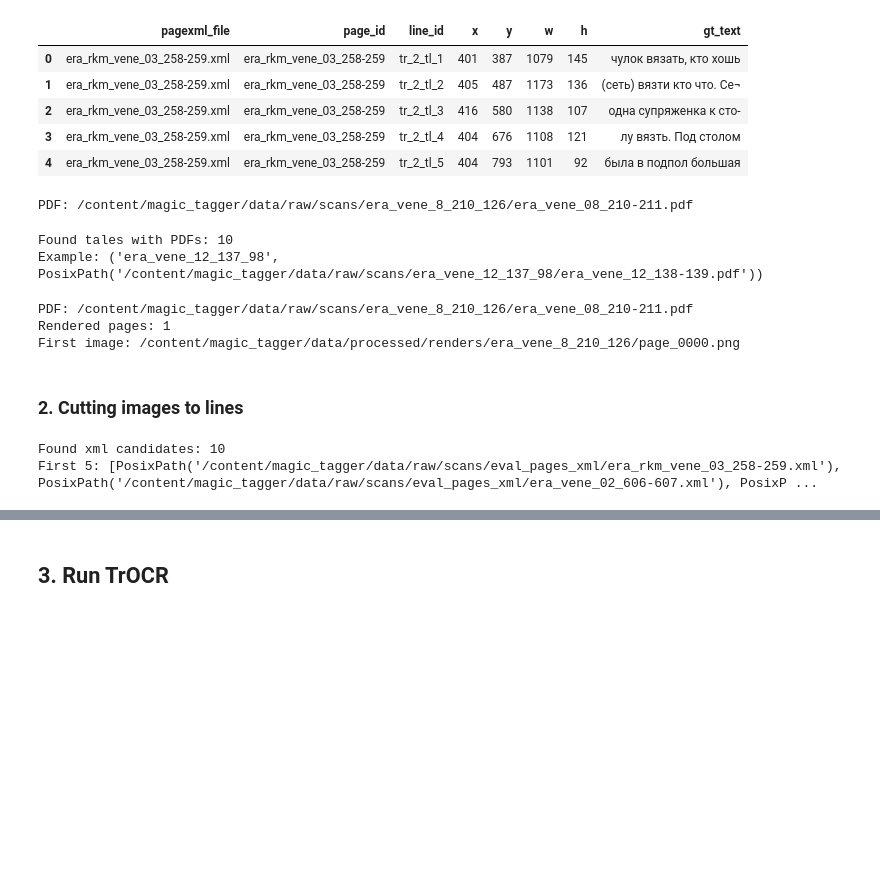
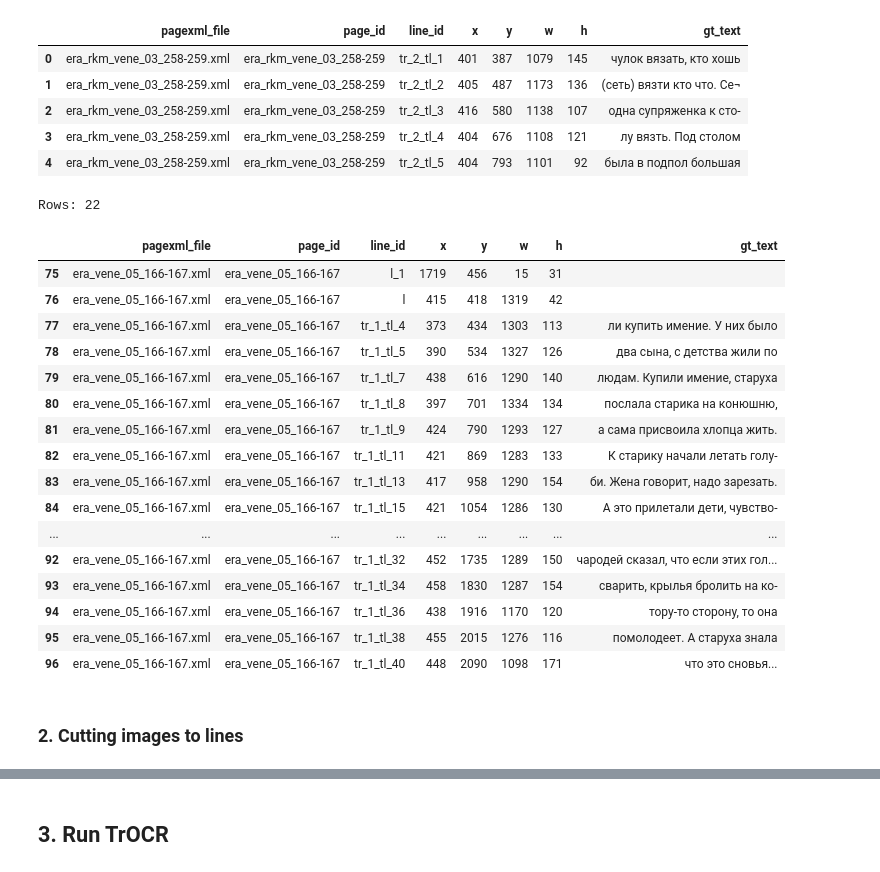
Before and after one commit to eugeniavd/magic_tagger, a Jupyter notebook: notebooks/03_transformer_eval.ipynb, the cells around one changed output, grey strips where cells are left out. Saved outputs shown, nothing was run; the diff lists cells and outputs as text; code cells hidden in the pictures; blank space fills up the shorter version.

```diff
--- a/notebooks/03_transformer_eval.ipynb
+++ b/notebooks/03_transformer_eval.ipynb
@@ -180,11 +160,11 @@ def parse_pagexml(xml_path: Path) -> pd.DataFrame:
     for line in root.xpath(xpath_line, namespaces=N):
         line_id = line.get("id") or line.get("{http://www.w3.org/XML/1998/namespace}id") or ""
 
-        # Unicode может быть внутри TextEquiv
+
         unicode_el = line.xpath(xpath_unicode, namespaces=N)
         text = ""
         if unicode_el:
-            # берём последний (часто лучший) вариант
+
             text = unicode_el[-1].text or ""
 
         # Coords: points="x1,y1 x2,y2 ..."
@@ -233,7 +213,7 @@ def load_pagexml_folder(pagexml_folder: Path) -> pd.DataFrame:
 if pagexml_root:
     df_gt_lines = load_pagexml_folder(pagexml_root)
     print("Loaded GT lines from PageXML:", df_gt_lines.shape)
-    display(df_gt_lines.head(5))
+    display(df_gt_lines.head())
 else:
     df_gt_lines = pd.DataFrame()
     print("No PageXML folder found. Put *.xml exports into e.g. data/gt_pagexml/")
@@ -259,23 +227,0 @@ def find_pdf_for_tale(pdf_root: Path, tale_id: str) -> Path:
-# %%
-tale_id = "era_vene_8_210_126"
-
-pdf_path = find_pdf_for_tale(pdf_root, tale_id)
-
-print("PDF:", pdf_path)
-# %% [output]
-PDF: /content/magic_tagger/data/raw/scans/era_vene_8_210_126/era_vene_08_210-211.pdf
-# %%
-def build_tale_to_pdf_map(pdf_root: Path) -> dict[str, Path]:
-    m = {}
-    for tale_dir in sorted([p for p in pdf_root.iterdir() if p.is_dir()]):
-        pdfs = sorted(tale_dir.glob("*.pdf"))
-        if pdfs:
-            m[tale_dir.name] = pdfs[0]
-    return m
-
-tale2pdf = build_tale_to_pdf_map(pdf_root)
-print("Found tales with PDFs:", len(tale2pdf))
-print("Example:", next(iter(tale2pdf.items())))
-# %% [output]
-Found tales with PDFs: 10
-Example: ('era_vene_12_137_98', PosixPath('/content/magic_tagger/data/raw/scans/era_vene_12_137_98/era_vene_12_138-139.pdf'))
@@ -307,16 +228,28 @@ def render_pdf_to_images(pdf_path: Path, out_dir: Path, dpi: int = 250) -> list[
-# %%
-tale_id = "era_vene_8_210_126"
-pdf_path = find_pdf_for_tale(pdf_root, tale_id)
-
-render_dir = PROJECT_ROOT / "data" / "processed" / "renders" / tale_id
-page_images = render_pdf_to_images(pdf_path, render_dir, dpi=250)
-
-print("PDF:", pdf_path)
-print("Rendered pages:", len(page_images))
-print("First image:", page_images[0])
-# %% [output]
-PDF: /content/magic_tagger/data/raw/scans/era_vene_8_210_126/era_vene_08_210-211.pdf
-Rendered pages: 1
-First image: /content/magic_tagger/data/processed/renders/era_vene_8_210_126/page_0000.png
+# %%
+target_xml = "era_vene_05_166-167.xml"
+
+df_sel = df_gt_lines[df_gt_lines["pagexml_file"].astype(str) == target_xml].copy()
+
+print("Rows:", len(df_sel))
+display(df_sel)
+# %% [output]
+Rows: 22
+|  | pagexml_file | page_id | line_id | x | y | w | h | gt_text |
+| 75 | era_vene_05_166-167.xml | era_vene_05_166-167 | l_1 | 1719 | 456 | 15 | 31 |  |
+| 76 | era_vene_05_166-167.xml | era_vene_05_166-167 | l | 415 | 418 | 1319 | 42 |  |
+| 77 | era_vene_05_166-167.xml | era_vene_05_166-167 | tr_1_tl_4 | 373 | 434 | 1303 | 113 | ли купить имение. У них было |
+| 78 | era_vene_05_166-167.xml | era_vene_05_166-167 | tr_1_tl_5 | 390 | 534 | 1327 | 126 | два сына, с детства жили по |
+| 79 | era_vene_05_166-167.xml | era_vene_05_166-167 | tr_1_tl_7 | 438 | 616 | 1290 | 140 | людам. Купили имение, старуха |
+| 80 | era_vene_05_166-167.xml | era_vene_05_166-167 | tr_1_tl_8 | 397 | 701 | 1334 | 134 | послала старика на конюшню, |
+| 81 | era_vene_05_166-167.xml | era_vene_05_166-167 | tr_1_tl_9 | 424 | 790 | 1293 | 127 | а сама присвоила хлопца жить. |
+| 82 | era_vene_05_166-167.xml | era_vene_05_166-167 | tr_1_tl_11 | 421 | 869 | 1283 | 133 | К старику начали летать голу- |
+| 83 | era_vene_05_166-167.xml | era_vene_05_166-167 | tr_1_tl_13 | 417 | 958 | 1290 | 154 | би. Жена говорит, надо зарезать. |
+| 84 | era_vene_05_166-167.xml | era_vene_05_166-167 | tr_1_tl_15 | 421 | 1054 | 1286 | 130 | А это прилетали дети, чувство- |
+| ... | ... | ... | ... | ... | ... | ... | ... | ... |
+| 92 | era_vene_05_166-167.xml | era_vene_05_166-167 | tr_1_tl_32 | 452 | 1735 | 1289 | 150 | чародей сказал, что если этих гол... |
+| 93 | era_vene_05_166-167.xml | era_vene_05_166-167 | tr_1_tl_34 | 458 | 1830 | 1287 | 154 | сварить, крылья бролить на ко- |
+| 94 | era_vene_05_166-167.xml | era_vene_05_166-167 | tr_1_tl_36 | 438 | 1916 | 1170 | 120 | тору-то сторону, то она |
+| 95 | era_vene_05_166-167.xml | era_vene_05_166-167 | tr_1_tl_38 | 455 | 2015 | 1276 | 116 | помолодеет. А старуха знала |
+| 96 | era_vene_05_166-167.xml | era_vene_05_166-167 | tr_1_tl_40 | 448 | 2090 | 1098 | 171 | что это сновья... |
 # %% [markdown]
 ### 2. Cutting images to lines
@@ -332,7 +255,0 @@ def find_pagexml_paths(pagexml_root: Path, tale_id: str) -> list[Path]:
-# %%
-xml_paths_all = find_pagexml_paths(pagexml_root, tale_id)
-print("Found xml candidates:", len(xml_paths_all))
-print("First 5:", xml_paths_all[:5])
-# %% [output]
-Found xml candidates: 10
-First 5: [PosixPath('/content/magic_tagger/data/raw/scans/eval_pages_xml/era_rkm_vene_03_258-259.xml'), PosixPath('/content/magic_tagger/data/raw/scans/eval_pages_xml/era_vene_02_606-607.xml'), PosixP ...
```
Also changed, not shown: parts of 37 cells of this notebook.
